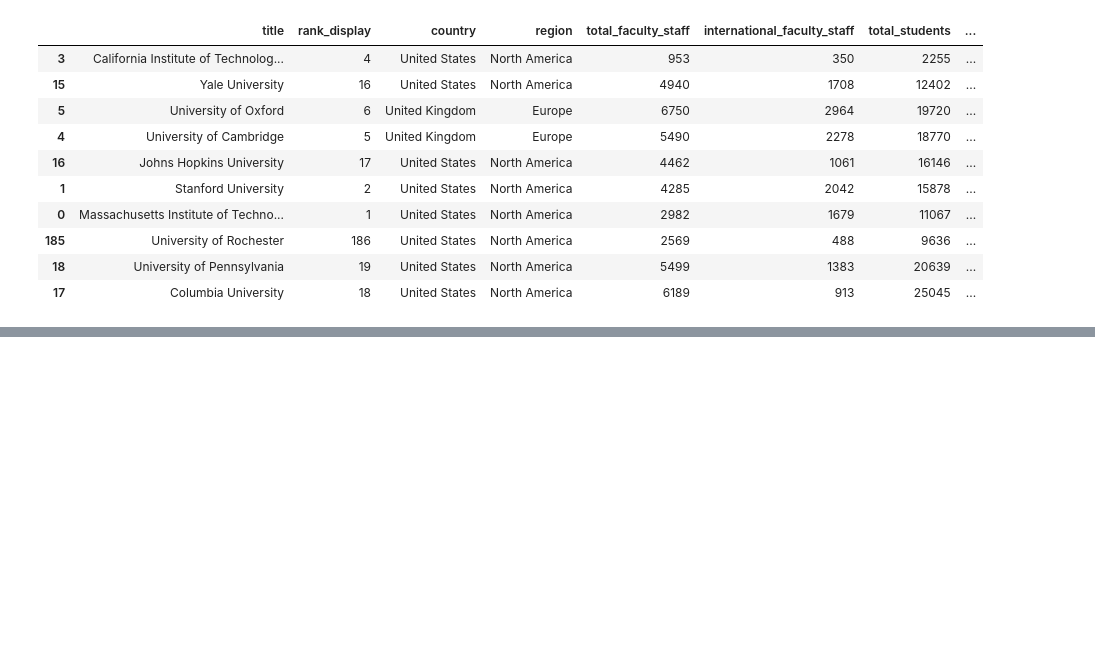
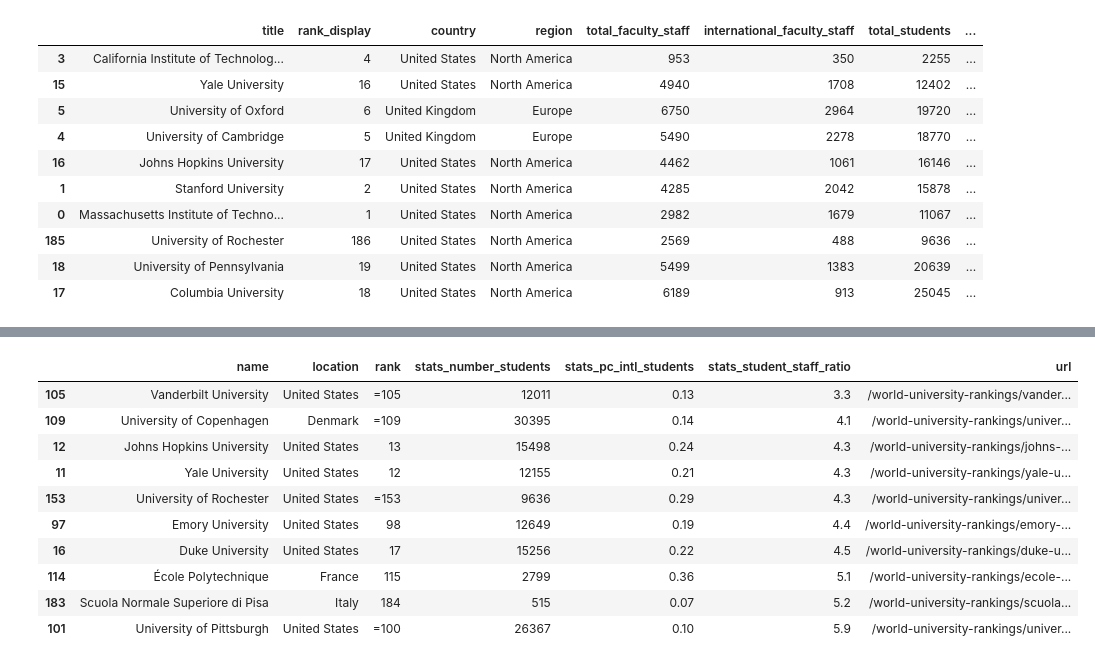
Before and after one commit to MsSquirrel/ADA---MAK, a Jupyter notebook: Homework 2/alex/Homework 2.ipynb, the cells around one changed output, grey strips where cells are left out. Drawn from its saved outputs; the diff is of its cells as text; code cells hidden in the pictures; blank space fills up the shorter version.

```diff
--- a/Homework 2/alex/Homework 2.ipynb
+++ b/Homework 2/alex/Homework 2.ipynb
@@ -209,0 +213,11 @@ plot_data_bar(data_sorted_2, axes[1], 'ratio international student')
+# %%
+URL_PATH_THE = 'https://www.timeshighereducation.com'
+RANKING_DATA_URL_THE = URL_PATH_THE + '/sites/default/files/the_data_rankings/world_university_rankings_2018_limit0_369a9045a203e176392b9fb8f8c1cb2a.json'
+response_the = requests.get(RANKING_DATA_URL_THE)
+
+raw_data_the = json_normalize(response_the.json(), 'data')
+
+top200_the = raw_data_the[: max_rank]
+
+#Add URL to dataframe
+top200_the.head()
@@ -209,0 +232,23 @@ plot_data_bar(data_sorted_2, axes[1], 'ratio international student')
+# %%
+top200_the = top200_the[['name', 'location', 'rank', 'stats_number_students', 'stats_pc_intl_students', 'stats_student_staff_ratio', 'url']]
+top200_the.head()
+
+top200_the['stats_number_students'] = pd.to_numeric(top200_the['stats_number_students'].str.replace(',',''))
+top200_the['stats_student_staff_ratio'] = pd.to_numeric(top200_the['stats_student_staff_ratio'])
+top200_the['stats_pc_intl_students'] = pd.to_numeric(top200_the['stats_pc_intl_students'].str.replace('%', '')) / 100
+# %%
+#Sorting by first ratio - TOP 10
+top10_1_the = top200_the.sort_values(['stats_student_staff_ratio'], ascending = 1).head(10)
+top10_1_the
+# %% [output]
+|  | name | location | rank | stats_number_students | stats_pc_intl_students | stats_student_staff_ratio | url |
+| 105 | Vanderbilt University | United States | =105 | 12011 | 0.13 | 3.3 | /world-university-rankings/vander... |
+| 109 | University of Copenhagen | Denmark | =109 | 30395 | 0.14 | 4.1 | /world-university-rankings/univer... |
+| 12 | Johns Hopkins University | United States | 13 | 15498 | 0.24 | 4.3 | /world-university-rankings/johns-... |
+| 11 | Yale University | United States | 12 | 12155 | 0.21 | 4.3 | /world-university-rankings/yale-u... |
+| 153 | University of Rochester | United States | =153 | 9636 | 0.29 | 4.3 | /world-university-rankings/univer... |
+| 97 | Emory University | United States | 98 | 12649 | 0.19 | 4.4 | /world-university-rankings/emory-... |
+| 16 | Duke University | United States | 17 | 15256 | 0.22 | 4.5 | /world-university-rankings/duke-u... |
+| 114 | École Polytechnique | France | 115 | 2799 | 0.36 | 5.1 | /world-university-rankings/ecole-... |
+| 183 | Scuola Normale Superiore di Pisa | Italy | 184 | 515 | 0.07 | 5.2 | /world-university-rankings/scuola... |
+| 101 | University of Pittsburgh | United States | =100 | 26367 | 0.10 | 5.9 | /world-university-rankings/univer... |
```
Also changed, not shown: parts of 15 cells of this notebook.
